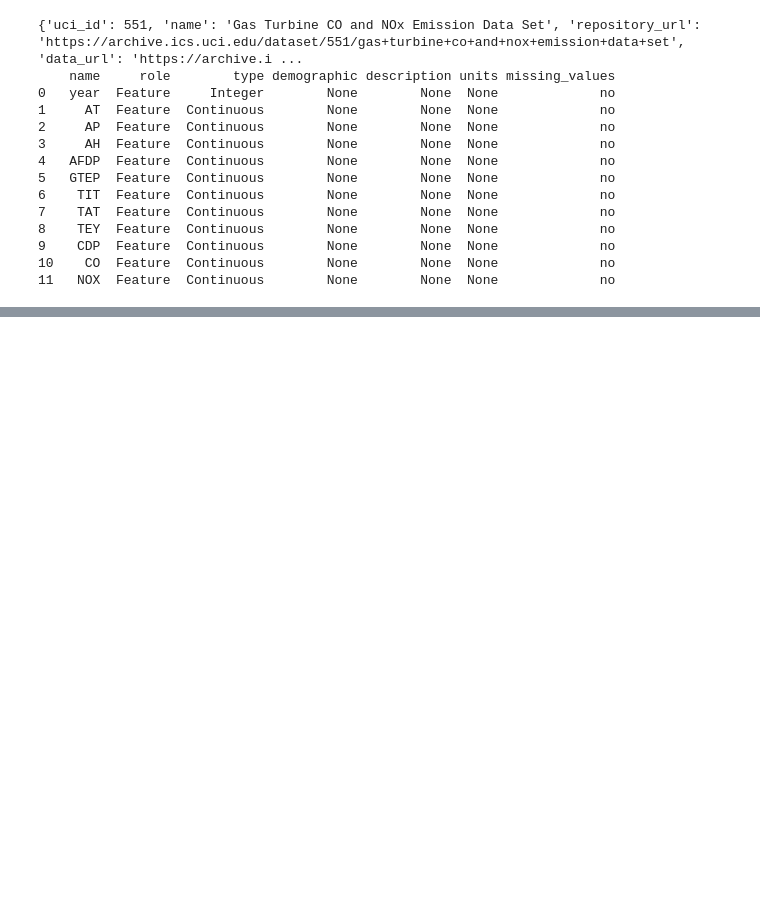
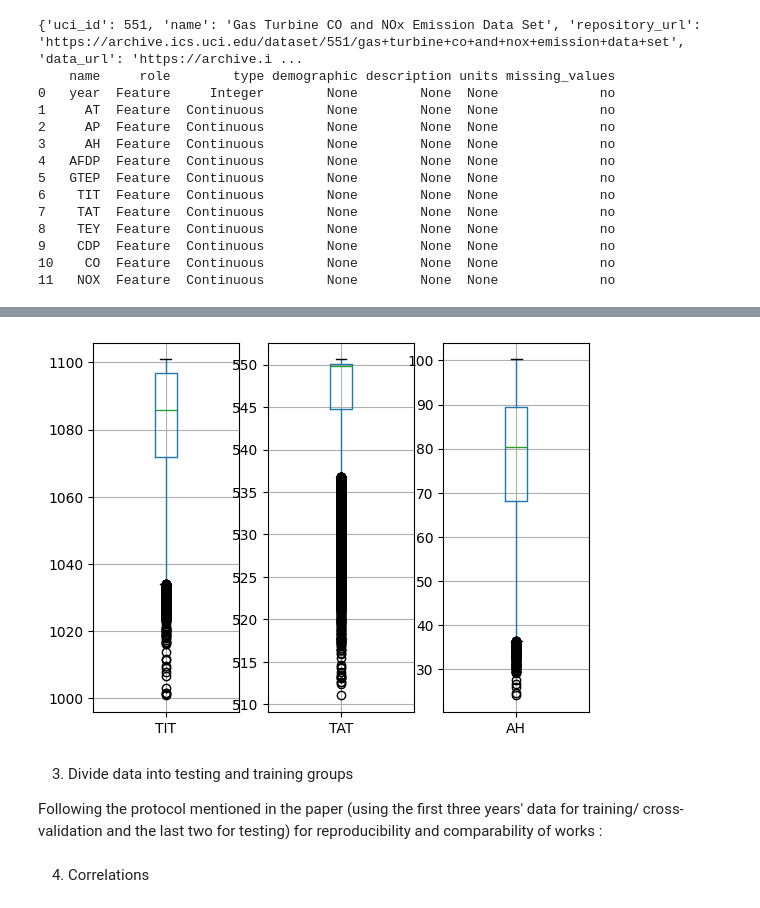
Before and after one commit to dmjLN1026/Pr-dction-TEY, a Jupyter notebook: Prédiction_TEY.ipynb, the cells around one changed output, grey strips where cells are left out. Drawn from its saved outputs; the diff is of its cells as text; code cells hidden in the pictures; blank space fills up the shorter version.

```diff
--- a/Prédiction_TEY.ipynb
+++ b/Prédiction_TEY.ipynb
@@ -72,0 +139,15 @@ memory usage: 3.4 MB
+# %%
+# should we do all the boxplot? if need to eliminate the outliers and how?
+plt.subplot(1,3,1)
+data.boxplot(column='TIT')
+plt.subplot(1,3,2)
+data.boxplot(column='TAT')
+plt.subplot(1,3,3)
+data.boxplot(column='AH')
+plt.show()
+# %% [output]
+[figure, added]
+# %% [markdown]
+3. Divide data into testing and training groups
+
+Following the protocol mentioned in the paper (using the first three years' data for training/ cross-validation and the last two for testing) for reproducibility and comparability of works :
@@ -72,0 +161,2 @@ memory usage: 3.4 MB
+# %% [markdown]
+4. Correlations
```
Also changed, not shown: parts of 11 cells of this notebook.
